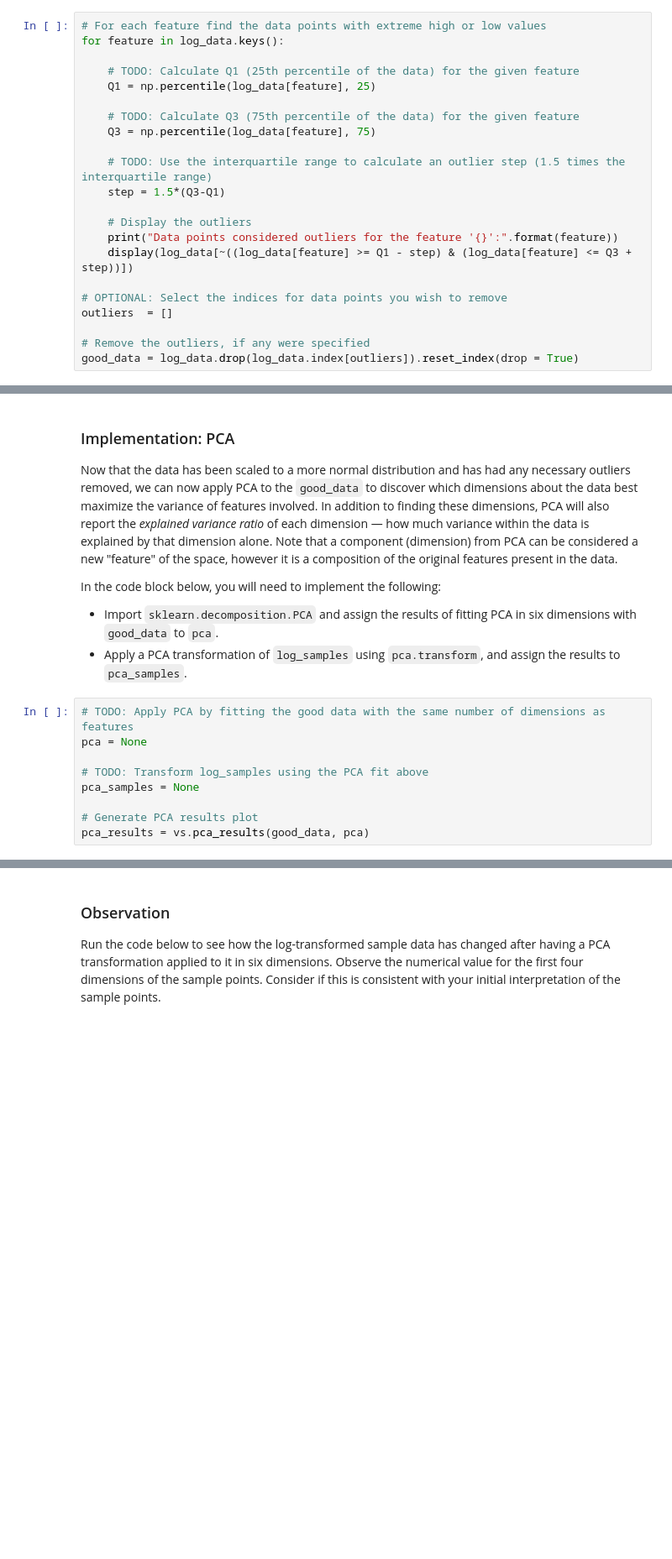
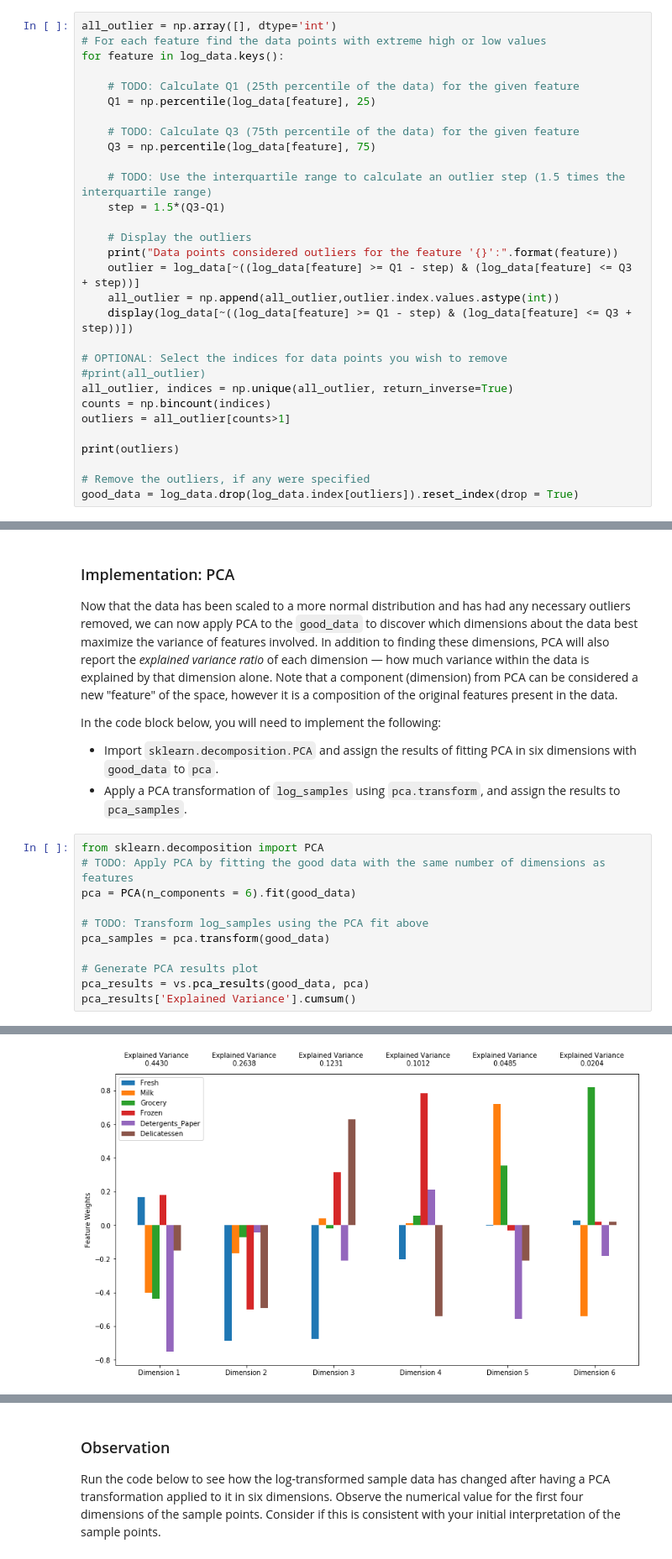
Before and after one commit to DwightTRAX/machine-learning, a Jupyter notebook: projects/customer_segments/customer_segments.ipynb, the cells around one changed output, grey strips where cells are left out. Shown at 84% size. Saved outputs shown, nothing was run; the diff lists cells and outputs as text; blank space fills up the shorter version.

```diff
--- a/projects/customer_segments/customer_segments.ipynb
+++ b/projects/customer_segments/customer_segments.ipynb
@@ -233,6 +256,7 @@ In the code block below, you will need to implement the following:
 **NOTE:** If you choose to remove any outliers, ensure that the sample data does not contain any of these points!
 Once you have performed this implementation, the dataset will be stored in the variable `good_data`.
 # %%
+all_outlier = np.array([], dtype='int')
 # For each feature find the data points with extreme high or low values
 for feature in log_data.keys():
 
@@ -247,10 +271,17 @@ for feature in log_data.keys():
 
     # Display the outliers
     print("Data points considered outliers for the feature '{}':".format(feature))
+    outlier = log_data[~((log_data[feature] >= Q1 - step) & (log_data[feature] <= Q3 + step))]
+    all_outlier = np.append(all_outlier,outlier.index.values.astype(int))
     display(log_data[~((log_data[feature] >= Q1 - step) & (log_data[feature] <= Q3 + step))])
 
 # OPTIONAL: Select the indices for data points you wish to remove
-outliers  = []
+#print(all_outlier)
+all_outlier, indices = np.unique(all_outlier, return_inverse=True)
+counts = np.bincount(indices)
+outliers = all_outlier[counts>1]
+
+print(outliers)
 
 # Remove the outliers, if any were specified
 good_data = log_data.drop(log_data.index[outliers]).reset_index(drop = True)
@@ -336,11 +369,14 @@ In the code block below, you will need to implement the following:
  - Import `sklearn.decomposition.PCA` and assign the results of fitting PCA in six dimensions with `good_data` to `pca`.
  - Apply a PCA transformation of `log_samples` using `pca.transform`, and assign the results to `pca_samples`.
 # %%
+from sklearn.decomposition import PCA
 # TODO: Apply PCA by fitting the good data with the same number of dimensions as features
-pca = None
+pca = PCA(n_components = 6).fit(good_data)
 
 # TODO: Transform log_samples using the PCA fit above
-pca_samples = None
+pca_samples = pca.transform(good_data)
 
 # Generate PCA results plot
 pca_results = vs.pca_results(good_data, pca)
+pca_results['Explained Variance'].cumsum()
+# %% [output]
@@ -347,3 +390,4 @@ pca_results = vs.pca_results(good_data, pca)
+[figure, added]
 # %% [markdown]
 ### Question 5
 
```
Also changed, not shown: parts of 40 cells of this notebook, 1 other file.
